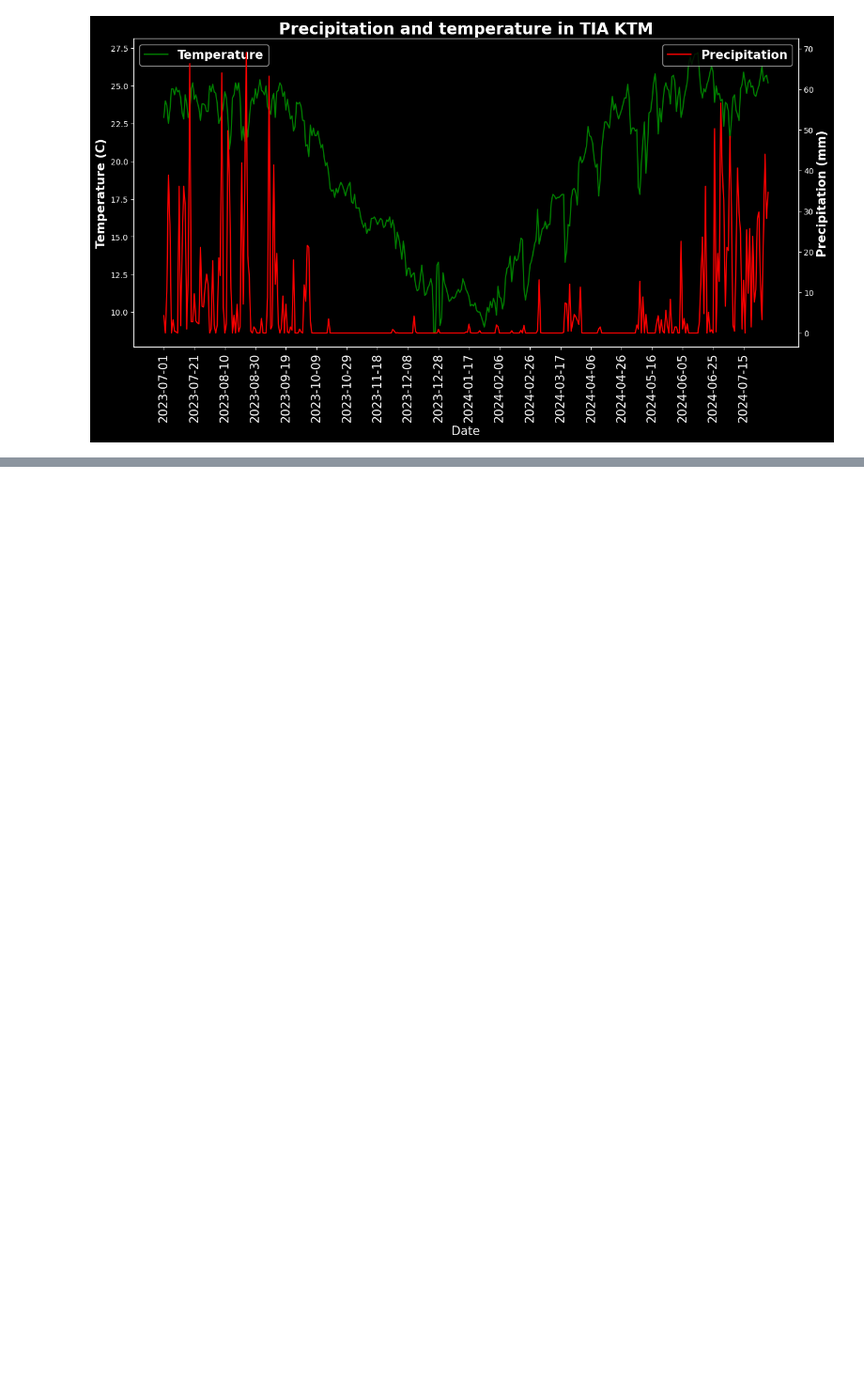
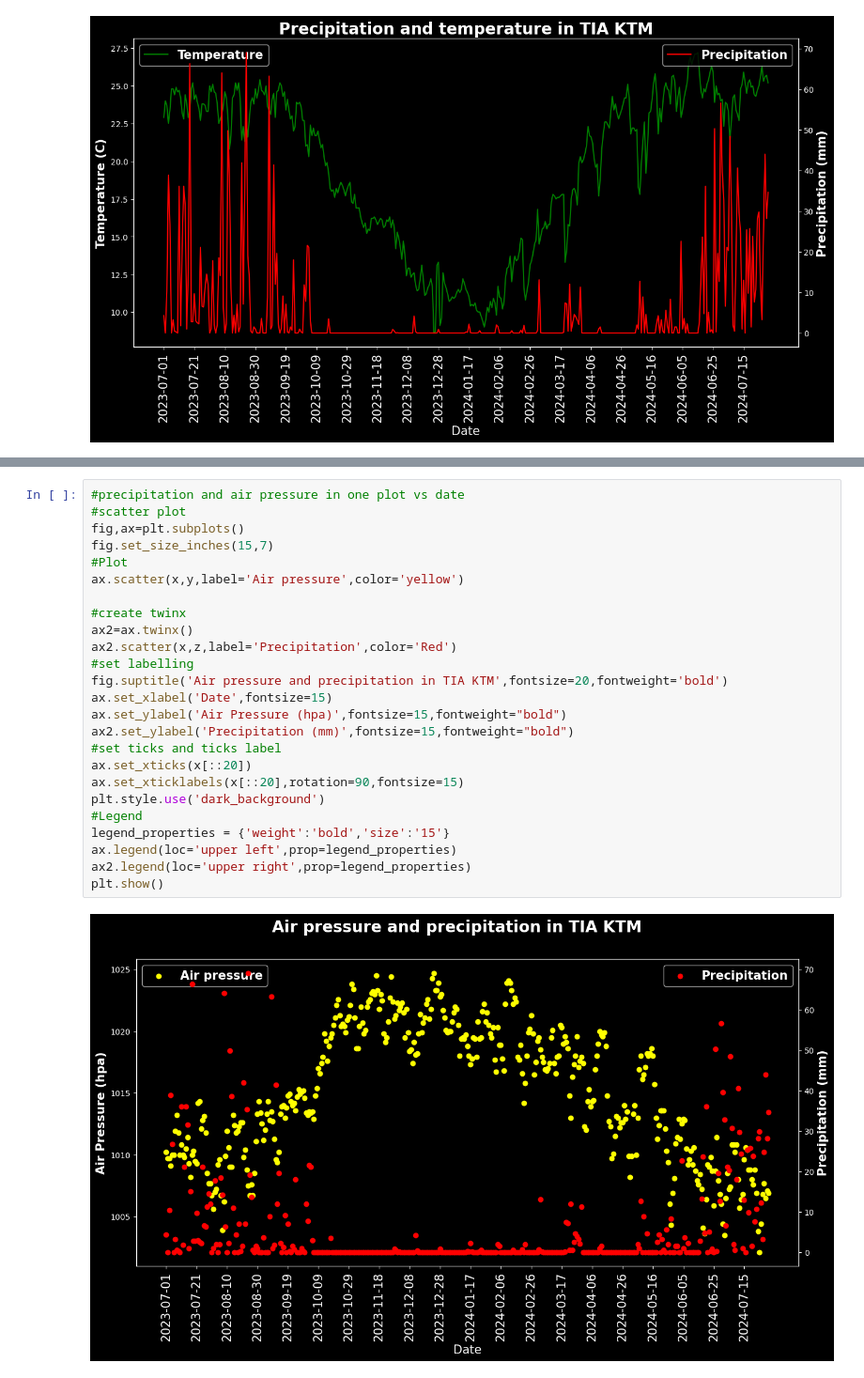
Before and after one commit to jsdhami/Lightning-Research-Data, a Jupyter notebook: Visualization_of_Air_pressure_and_Precipitaion.ipynb, the cells around one changed output, grey strips where cells are left out. Shown at 94% size. Cells and saved outputs as stored; diff of their text form; blank space fills up the shorter version.

```diff
--- a/Visualization_of_Air_pressure_and_Precipitaion.ipynb
+++ b/Visualization_of_Air_pressure_and_Precipitaion.ipynb
@@ -140,0 +173,27 @@ plt.show()
+# %%
+#precipitation and air pressure in one plot vs date
+#scatter plot
+fig,ax=plt.subplots()
+fig.set_size_inches(15,7)
+#Plot
+ax.scatter(x,y,label='Air pressure',color='yellow')
+
+#create twinx
+ax2=ax.twinx()
+ax2.scatter(x,z,label='Precipitation',color='Red')
+#set labelling
+fig.suptitle('Air pressure and precipitation in TIA KTM',fontsize=20,fontweight='bold')
+ax.set_xlabel('Date',fontsize=15)
+ax.set_ylabel('Air Pressure (hpa)',fontsize=15,fontweight="bold")
+ax2.set_ylabel('Precipitation (mm)',fontsize=15,fontweight="bold")
+#set ticks and ticks label
+ax.set_xticks(x[::20])
+ax.set_xticklabels(x[::20],rotation=90,fontsize=15)
+plt.style.use('dark_background')
+#Legend
+legend_properties = {'weight':'bold','size':'15'}
+ax.legend(loc='upper left',prop=legend_properties)
+ax2.legend(loc='upper right',prop=legend_properties)
+plt.show()
+# %% [output]
+[figure, added]
```
Also changed, not shown: parts of 4 cells of this notebook.
